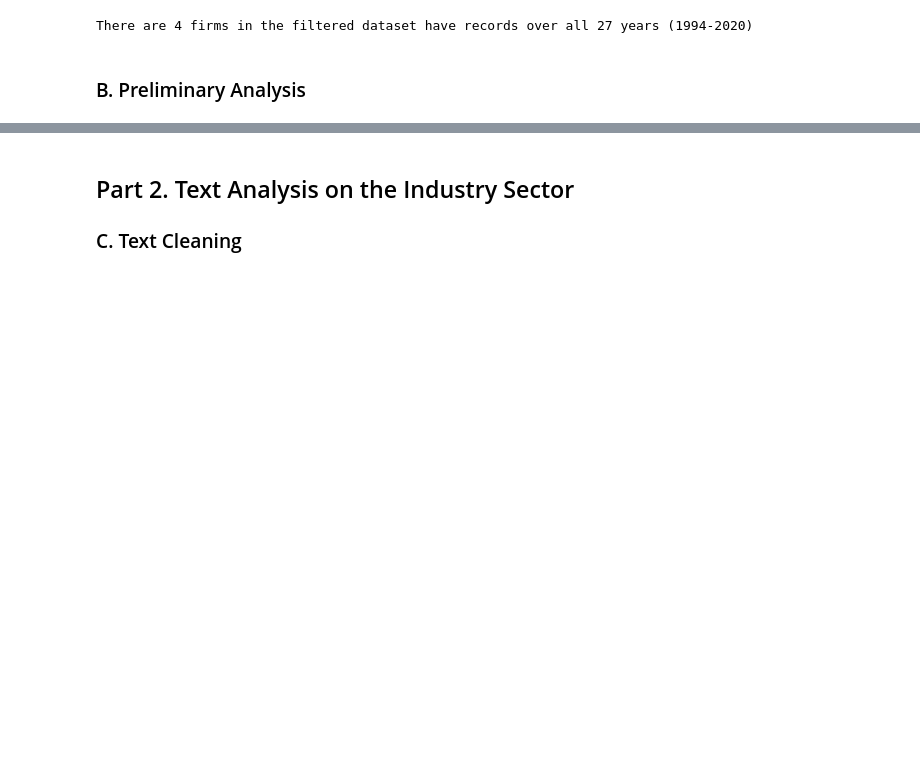
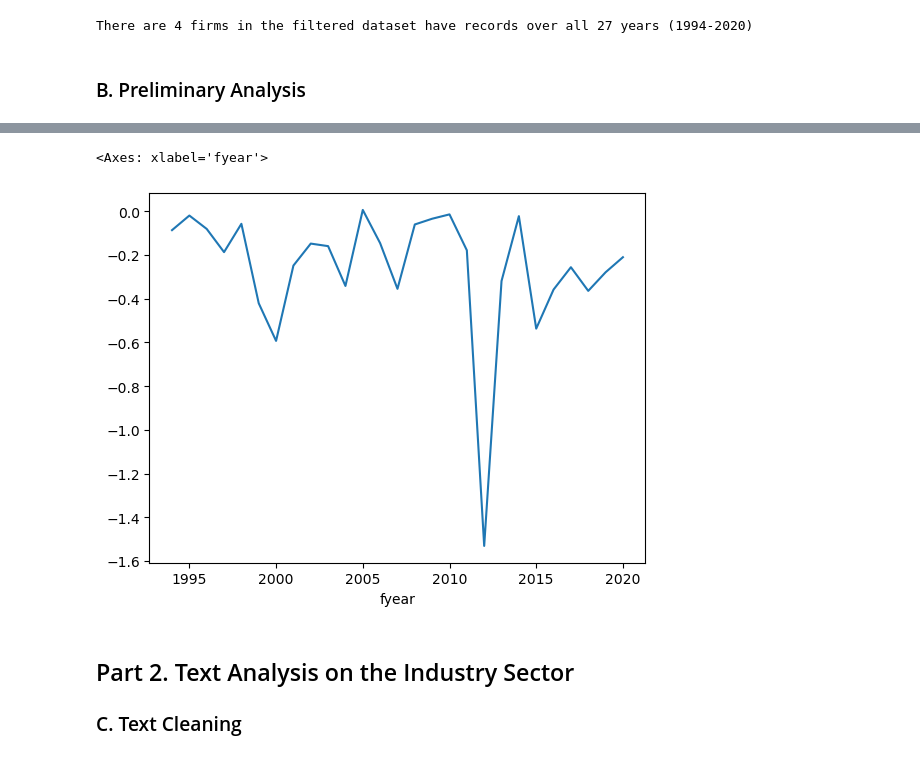
Before and after one commit to davidzc01/BAIT508_Industry_Analysis, a Jupyter notebook: Industry analysis.ipynb, the cells around one changed output, grey strips where cells are left out. Drawn from its saved outputs; the diff is of its cells as text; code cells hidden in the pictures; blank space fills up the shorter version.

```diff
--- a/Industry analysis.ipynb
+++ b/Industry analysis.ipynb
@@ -112,5 +185,12 @@ There are 4 firms in the filtered dataset have records over all 27 years (1994-2
 # %%
 #6.	Plot the average Return on Assets (ROA) for the firms located in the “USA” across the years. ROA is calculated as ni/asset.
+df_usa = filteredPublicFirms[filteredPublicFirms['location'] == 'USA']
+df_usa['roa'] = df_usa['ni'] / df_usa['asset']
+avg_return_on_assets = df_usa.groupby('fyear')['roa'].mean()
+avg_return_on_assets.plot.line()
+# %% [output]
+<Axes: xlabel='fyear'>
+[figure, added]
 # %% [markdown]
 ## Part 2. Text Analysis on the Industry Sector
 
```
Also changed, not shown: parts of 8 cells of this notebook.
